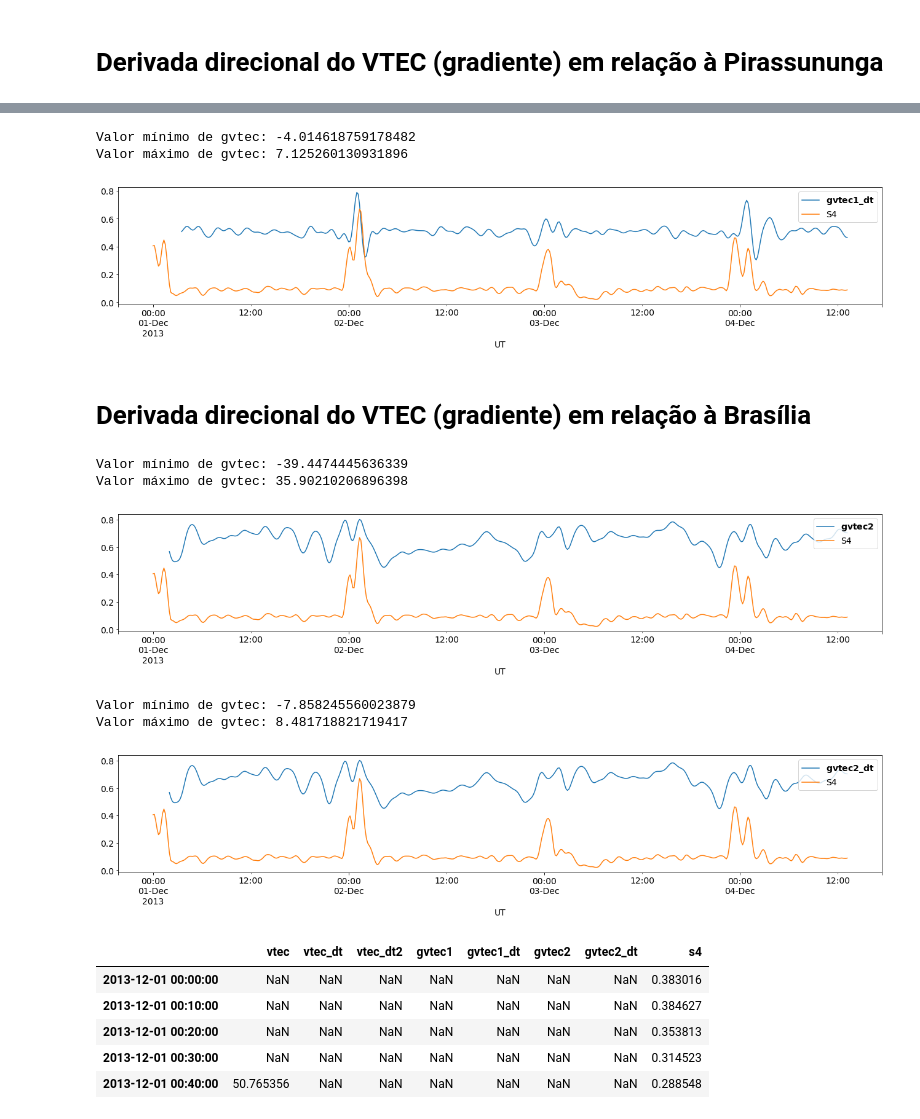
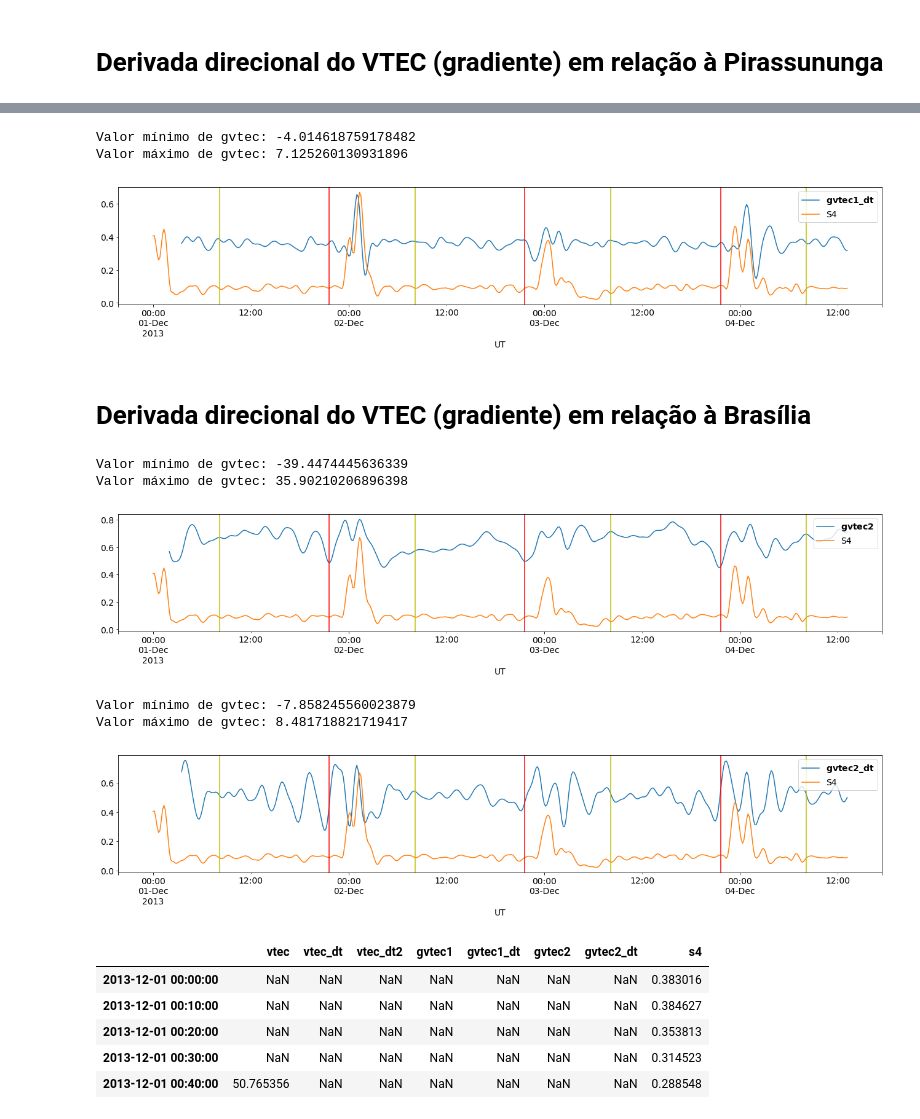
Before and after one commit to retiarus/correlation_vtec_s4, a Jupyter notebook: 06_analise_sj2.ipynb, the cells around one changed output, grey strips where cells are left out. Drawn from its saved outputs; the diff is of its cells as text; code cells hidden in the pictures.

Commit message:
add the sunrise and the sunset vertical lines

```diff
--- a/06_analise_sj2.ipynb
+++ b/06_analise_sj2.ipynb
@@ -148,6 +171,8 @@ Valor máximo de vtec: 5.777457513468472
 # %% [markdown]
 # Derivada Temporal de Segunda Ordem do vtec
 # %%
+a = 0
+b = 512
 # calculate second order derivative in time for the tec data
 # and then, save series
 
@@ -170,8 +195,8 @@ vtec_dt2_scale = pd.Series(scale_vtec_dt2(vtec_dt2.values.ravel()), index=vtec_d
 
 fig, ax = plt.subplots(1, 1)
 figsize=(18, 4)
-vtec_dt2_scale[0:512].plot(figsize=figsize, ax=ax, label=r'$\bf vtec\_dt2$')
-s4_scale[0:512].plot(figsize=figsize, ax=ax, label='S4')
+vtec_dt2_scale[a:b].plot(figsize=figsize, ax=ax, label=r'$\bf vtec\_dt2$')
+s4_scale[a:b].plot(figsize=figsize, ax=ax, label='S4')
 ax.legend(loc="upper right")
 ax.set(xlabel='UT')
 
@@ -185,6 +210,14 @@ ax.set(xlabel='UT')
 #ax[1].set_xlabel(r'$\bf vtec\_dt2$')
 #ax[1].set_ylabel('S4')
 
+lat, long = location_station('sj2')
+set_of_sunrise = find_set_sunrise(s4_scale[a:b], lat, long)
+set_of_sunset = find_set_sunset(s4_scale[a:b], lat, long)
+for i in set_of_sunrise:
+    ax.axvline(x=i, color='y')
+for i in set_of_sunset[0:-1]:
+    ax.axvline(x=i, color='r')
+
 plt.tight_layout()
 plt.savefig('./images/vtec_dt2_scatter.eps', format='eps', dpi=1000)
 # %% [output]
@@ -233,4 +277,7 @@ Valor máximo de gvtec: 14.020055509283296
 # %%
+a = 0
+b = 512
+
 # calculate first order derivative in time for the gtec data
 # and then, save series
 
@@ -247,12 +294,12 @@ print('Valor mínimo de gvtec:', value_min_gvtec_dt)
 print('Valor máximo de gvtec:', value_max_gvtec_dt)
 
 scale_gvtec_dt = Scale(value_min_gvtec_dt, value_max_gvtec_dt)
-gvtec_dt_scale = pd.Series(scale_vtec_dt(gvtec_dt.values.ravel()), index=gvtec_dt.index)
+gvtec_dt_scale = pd.Series(scale_gvtec_dt(gvtec_dt.values.ravel()), index=gvtec_dt.index)
 
 fig, ax = plt.subplots(1, 1)
 figsize=(18, 4)
-gvtec_dt_scale[0:512].plot(figsize=figsize, ax=ax, label=r'$\bf gvtec1\_dt$')
-s4_scale[0:512].plot(figsize=figsize, ax=ax, label='S4')
+gvtec_dt_scale[a:b].plot(figsize=figsize, ax=ax, label=r'$\bf gvtec1\_dt$')
+s4_scale[a:b].plot(figsize=figsize, ax=ax, label='S4')
 ax.legend(loc="upper right")
 ax.set(xlabel='UT')
 
@@ -265,15 +312,27 @@ ax.set(xlabel='UT')
 #ax[1].scatter(gvtec_dt.values, s4.values)
 #ax[1].set_xlabel(r'$\bf gvtec1\_dt$')
 #ax[1].set_ylabel('S4')
+
+lat, long = location_station('sj2')
+set_of_sunrise = find_set_sunrise(s4_scale[a:b], lat, long)
+set_of_sunset = find_set_sunset(s4_scale[a:b], lat, long)
+for i in set_of_sunrise:
+    ax.axvline(x=i, color='y')
+for i in set_of_sunset[0:-1]:
+    ax.axvline(x=i, color='r')
+
 plt.tight_layout()
 plt.savefig('./images/gvtec1_dt_scatter.eps', format='eps', dpi=1000)
 # %% [output]
 Valor mínimo de gvtec: -4.014618759178482
 Valor máximo de gvtec: 7.125260130931896
-[figure, old version]
+[figure, new version]
 # %% [markdown]
 # Derivada direcional do VTEC (gradiente) em relação à Brasília
 # %%
+a = 0
+b = 512
+
 neighborhood = 'bsa'
 vtec_neighborhood = df_series_vtec[neighborhood]
 s4_neighborhood = df_series_s4[neighborhood]
@@ -294,8 +353,8 @@ gvtec_scale = pd.Series(scale_gvtec(gvtec.values.ravel()), index=gvtec.index)
 
 fig, ax = plt.subplots(1, 1)
 figsize=(18, 4)
-gvtec_scale[0:512].plot(figsize=figsize, ax=ax, label=r'$\bf gvtec2$')
-s4_scale[0:512].plot(figsize=figsize, ax=ax, label='S4')
+gvtec_scale[a:b].plot(figsize=figsize, ax=ax, label=r'$\bf gvtec2$')
+s4_scale[a:b].plot(figsize=figsize, ax=ax, label='S4')
 ax.legend(loc="upper right")
 ax.set(xlabel='UT')
 
@@ -308,13 +367,24 @@ ax.set(xlabel='UT')
 #ax[1].scatter(gvtec.values, s4.values)
 #ax[1].set_xlabel(r'$\bf gvtec2$')
 #ax[1].set_ylabel('S4')
+
+lat, long = location_station('sj2')
+set_of_sunrise = find_set_sunrise(s4_scale[a:b], lat, long)
+set_of_sunset = find_set_sunset(s4_scale[a:b], lat, long)
+for i in set_of_sunrise:
+    ax.axvline(x=i, color='y')
+for i in set_of_sunset[0:-1]:
+    ax.axvline(x=i, color='r')
+
 plt.tight_layout()
 plt.savefig('./images/gvtec2_scatter.eps', format='eps', dpi=1000)
 # %% [output]
 Valor mínimo de gvtec: -39.4474445636339
 Valor máximo de gvtec: 35.90210206896398
-[figure, old version]
+[figure, new version]
 # %%
+a = 0
+b = 512
 # calculate first order derivative in time for the gtec2 data
 # and then, save series
 
@@ -325,36 +395,45 @@ df['gvtec2_dt'] = gvtec_dt.values
 
 # to vtec_dt data
 value_min_gvtec_dt = gvtec_dt.min()
 value_max_gvtec_dt = gvtec_dt.max()
 
 print('Valor mínimo de gvtec:', value_min_gvtec_dt)
 print('Valor máximo de gvtec:', value_max_gvtec_dt)
 
 scale_gvtec_dt = Scale(value_min_gvtec_dt, value_max_gvtec_dt)
 gvtec_dt_scale = pd.Series(scale_vtec_dt(gvtec_dt.values.ravel()), index=gvtec_dt.index)
 
 fig, ax = plt.subplots(1, 1)
 figsize=(18, 4)
-gvtec_scale[0:512].plot(figsize=figsize, ax=ax, label=r'$\bf gvtec2\_dt$')
-s4_scale[0:512].plot(figsize=figsize, ax=ax, label='S4')
+gvtec_dt_scale[a:b].plot(figsize=figsize, ax=ax, label=r'$\bf gvtec2\_dt$')
+s4_scale[a:b].plot(figsize=figsize, ax=ax, label='S4')
 ax.legend(loc="upper right")
 ax.set(xlabel='UT')
 
 #fig, ax = plt.subplots(2, 1)
 #figsize=(18, 8)
 #gvtec_dt_scale[0:512].plot(figsize=figsize, ax=ax[0], label='gvtec2_dt')
 #s4_scale[0:512].plot(figsize=figsize, ax=ax[0], label='s4')
 #ax[0].legend(loc="upper right")
 
 #ax[1].scatter(gvtec_dt.values, s4.values)
 #ax[1].set_xlabel(r'$\bf gvtec2\_dt$')
 #ax[1].set_ylabel('S4')
+
+lat, long = location_station('sj2')
+set_of_sunrise = find_set_sunrise(s4_scale[a:b], lat, long)
+set_of_sunset = find_set_sunset(s4_scale[a:b], lat, long)
+for i in set_of_sunrise:
+    ax.axvline(x=i, color='y')
+for i in set_of_sunset[0:-1]:
+    ax.axvline(x=i, color='r')
+
 plt.tight_layout()
 plt.savefig('./images/gvtec2_dt_scatter.eps', format='eps', dpi=1000)
 # %% [output]
 Valor mínimo de gvtec: -7.858245560023879
 Valor máximo de gvtec: 8.481718821719417
-[figure, old version]
+[figure, new version]
 # %%
 df['s4'] = s4.values
 df.head()
```
Also changed, not shown: parts of 5 cells of this notebook, 7 other files.
